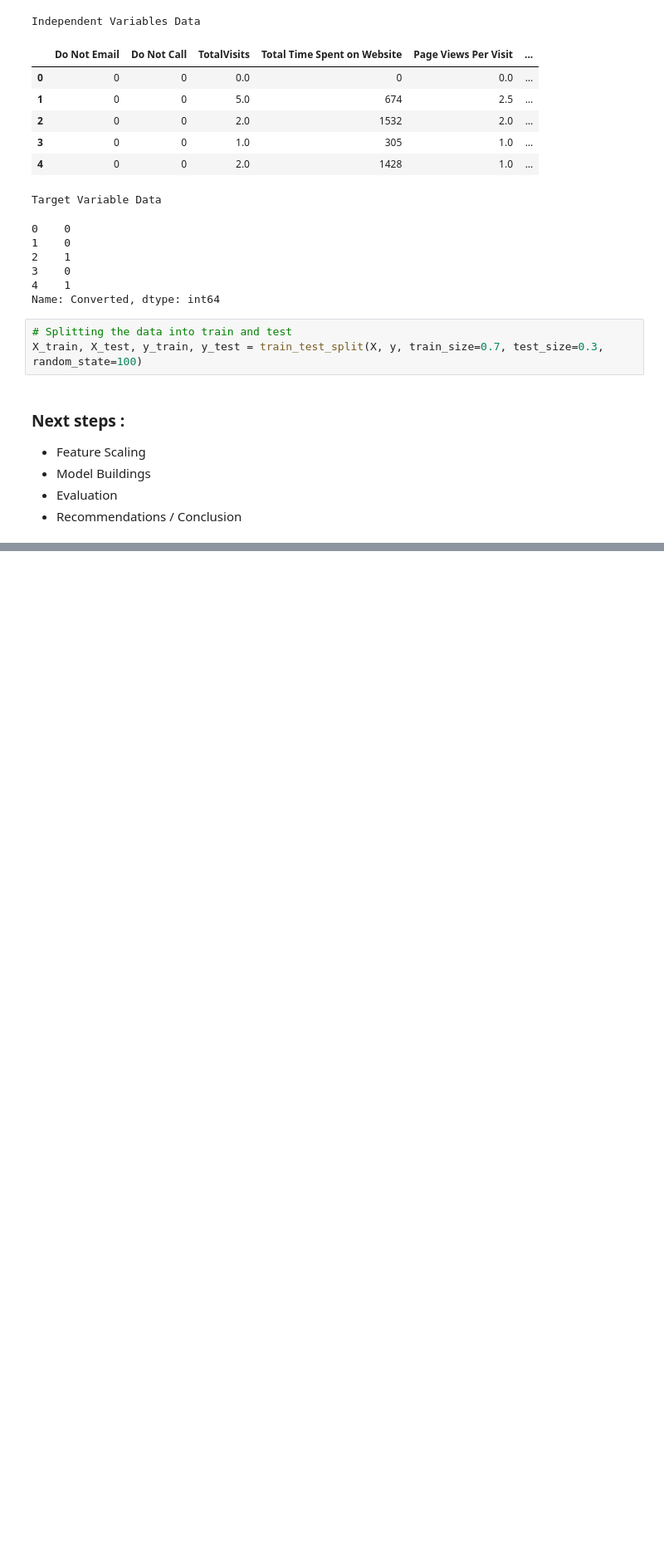
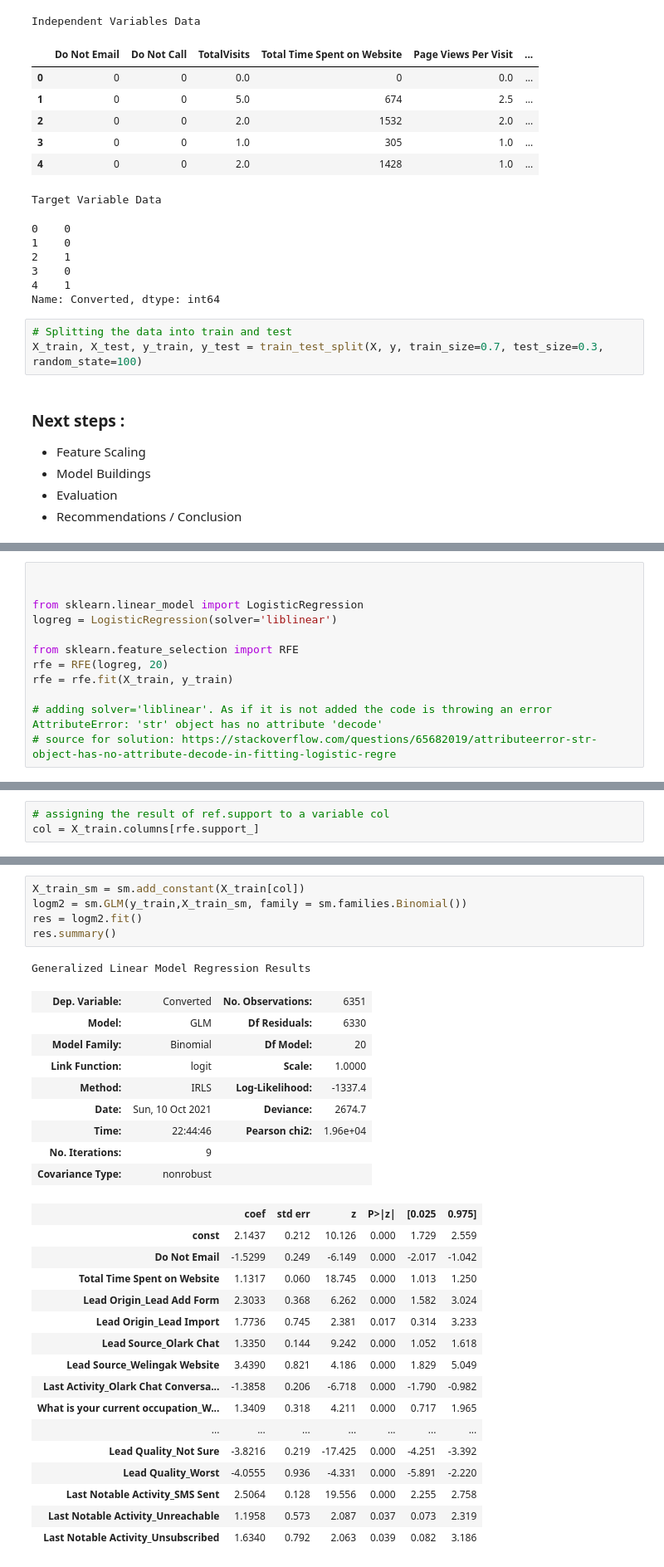
Before and after one commit to vivekvresearch/lead_scoring_VV_TA, a Jupyter notebook: Lead_scoring_case_VV_TA.ipynb, the cells around one changed output, grey strips where cells are left out. Shown at 83% size. Drawn from its saved outputs; the diff is of its cells as text; blank space fills up the shorter version.

```diff
--- a/Lead_scoring_case_VV_TA.ipynb
+++ b/Lead_scoring_case_VV_TA.ipynb
@@ -1304,0 +1435,12 @@ X_train, X_test, y_train, y_test = train_test_split(X, y, train_size=0.7, test_s
+# %%
+
+
+from sklearn.linear_model import LogisticRegression
+logreg = LogisticRegression(solver='liblinear')
+
+from sklearn.feature_selection import RFE
+rfe = RFE(logreg, 20)
+rfe = rfe.fit(X_train, y_train)
+
+# adding solver='liblinear'. As if it is not added the code is throwing an error AttributeError: 'str' object has no attribute 'decode'
+# source for solution: https://stackoverflow.com/questions/65682019/attributeerror-str-object-has-no-attribute-decode-in-fitting-logistic-regre
@@ -1304,0 +1480,3 @@ X_train, X_test, y_train, y_test = train_test_split(X, y, train_size=0.7, test_s
+# %%
+# assigning the result of ref.support to a variable col
+col = X_train.columns[rfe.support_]
@@ -1304,0 +1506,32 @@ X_train, X_test, y_train, y_test = train_test_split(X, y, train_size=0.7, test_s
+# %%
+X_train_sm = sm.add_constant(X_train[col])
+logm2 = sm.GLM(y_train,X_train_sm, family = sm.families.Binomial())
+res = logm2.fit()
+res.summary()
+# %% [output]
+Generalized Linear Model Regression Results
+| Dep. Variable: | Converted | No. Observations: | 6351 |
+| Model: | GLM | Df Residuals: | 6330 |
+| Model Family: | Binomial | Df Model: | 20 |
+| Link Function: | logit | Scale: | 1.0000 |
+| Method: | IRLS | Log-Likelihood: | -1337.4 |
+| Date: | Sun, 10 Oct 2021 | Deviance: | 2674.7 |
+| Time: | 22:44:46 | Pearson chi2: | 1.96e+04 |
+| No. Iterations: | 9 |  |  |
+| Covariance Type: | nonrobust |  |  |
+|  | coef | std err | z | P>|z| | [0.025 | 0.975] |
+| const | 2.1437 | 0.212 | 10.126 | 0.000 | 1.729 | 2.559 |
+| Do Not Email | -1.5299 | 0.249 | -6.149 | 0.000 | -2.017 | -1.042 |
+| Total Time Spent on Website | 1.1317 | 0.060 | 18.745 | 0.000 | 1.013 | 1.250 |
+| Lead Origin_Lead Add Form | 2.3033 | 0.368 | 6.262 | 0.000 | 1.582 | 3.024 |
+| Lead Origin_Lead Import | 1.7736 | 0.745 | 2.381 | 0.017 | 0.314 | 3.233 |
+| Lead Source_Olark Chat | 1.3350 | 0.144 | 9.242 | 0.000 | 1.052 | 1.618 |
+| Lead Source_Welingak Website | 3.4390 | 0.821 | 4.186 | 0.000 | 1.829 | 5.049 |
+| Last Activity_Olark Chat Conversa... | -1.3858 | 0.206 | -6.718 | 0.000 | -1.790 | -0.982 |
+| What is your current occupation_W... | 1.3409 | 0.318 | 4.211 | 0.000 | 0.717 | 1.965 |
+| ... | ... | ... | ... | ... | ... | ... |
+| Lead Quality_Not Sure | -3.8216 | 0.219 | -17.425 | 0.000 | -4.251 | -3.392 |
+| Lead Quality_Worst | -4.0555 | 0.936 | -4.331 | 0.000 | -5.891 | -2.220 |
+| Last Notable Activity_SMS Sent | 2.5064 | 0.128 | 19.556 | 0.000 | 2.255 | 2.758 |
+| Last Notable Activity_Unreachable | 1.1958 | 0.573 | 2.087 | 0.037 | 0.073 | 2.319 |
+| Last Notable Activity_Unsubscribed | 1.6340 | 0.792 | 2.063 | 0.039 | 0.082 | 3.186 |
```
Also changed, not shown: parts of 62 cells of this notebook.
